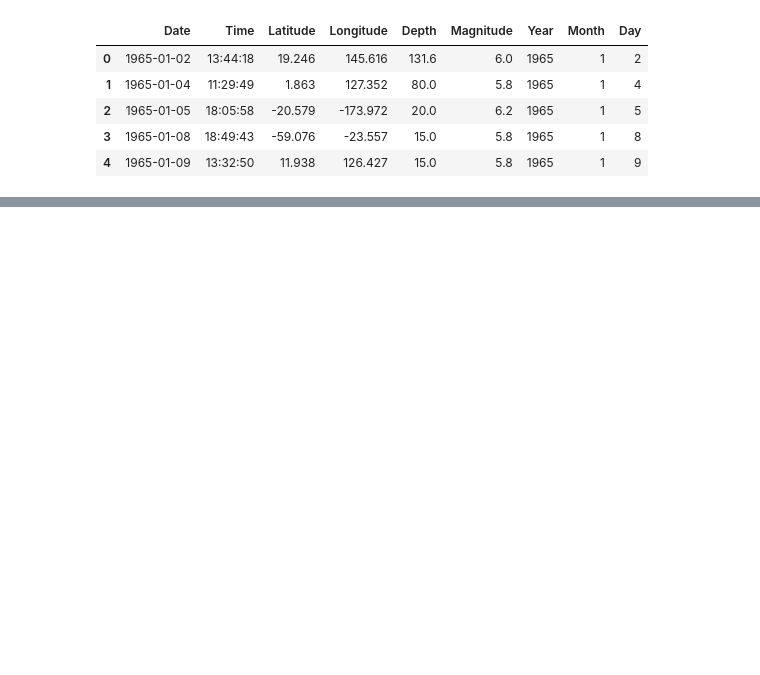
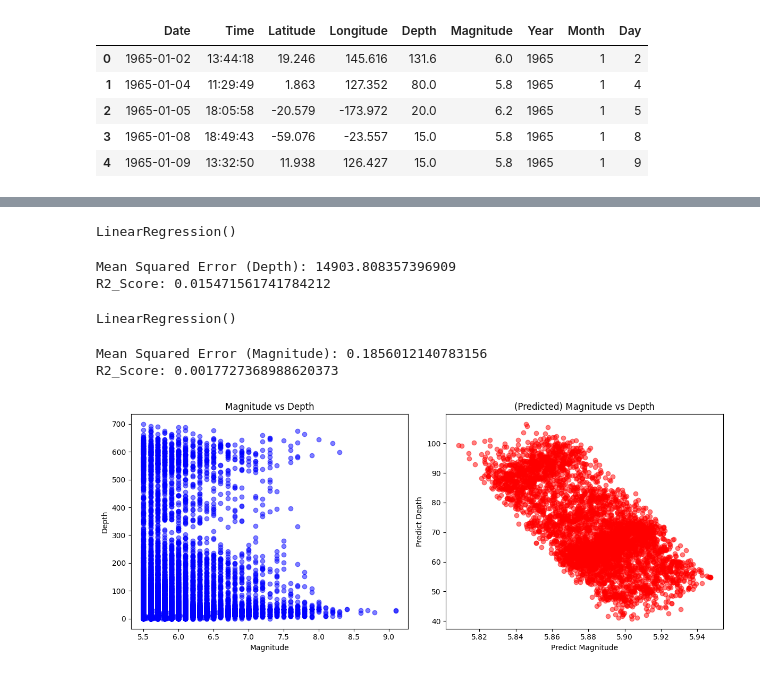
Before and after one commit to enriqueglezzep/EQ_Prediction, a Jupyter notebook: model.ipynb, the cells around one changed output, grey strips where cells are left out. Cells and saved outputs as stored; diff of their text form; code cells hidden in the pictures; blank space fills up the shorter version.

Commit message:
Multiple linear regression

```diff
--- a/model.ipynb
+++ b/model.ipynb
@@ -219,0 +219,51 @@ X_train, X_test, y_train_depth, y_test_depth, y_train_magnitude, y_test_magnitud
+# %%
+# Fitting the model for Depth
+model_depth = LinearRegression()
+model_depth.fit(X_train_depth, y_train_depth)
+# %% [output]
+LinearRegression()
+# %%
+predictions_depth = model_depth.predict(X_test_depth)
+# %%
+mse_depth = mean_squared_error(y_test_depth, predictions_depth)
+r2 = r2_score(y_test_depth, predictions_depth)
+print(f'Mean Squared Error (Depth): {mse_depth}')
+print(f'R2_Score: {r2}')
+# %% [output]
+Mean Squared Error (Depth): 14903.808357396909
+R2_Score: 0.015471561741784212
+# %%
+# Fitting the model for Magnitude
+model_magnitude = LinearRegression()
+model_magnitude.fit(X_train_magnitude, y_train_magnitude)
+# %% [output]
+LinearRegression()
+# %%
+predictions_magnitude = model_magnitude.predict(X_test_magnitude)
+# %%
+mse_magnitude = mean_squared_error(y_test_magnitude, predictions_magnitude)
+print(f'Mean Squared Error (Magnitude): {mse_magnitude}')
+r2 = r2_score(y_test_magnitude, predictions_magnitude)
+print(f'R2_Score: {r2}')
+# %% [output]
+Mean Squared Error (Magnitude): 0.1856012140783156
+R2_Score: 0.0017727368988620373
+# %%
+fig, (ax1, ax2) = plt.subplots(1, 2, figsize=(12, 5))
+
+# Graphing real values
+ax1.scatter(y_magnitude, y_depth, alpha=0.5, color='blue')
+ax1.set_xlabel('Magnitude')
+ax1.set_ylabel('Depth')
+ax1.set_title('Magnitude vs Depth')
+
+# Graphing predict values
+ax2.scatter(predictions_magnitude, predictions_depth, alpha=0.5, color='red')
+ax2.set_xlabel('Predict Magnitude')
+ax2.set_ylabel('Predict Depth')
+ax2.set_title('(Predicted) Magnitude vs Depth')
+
+plt.tight_layout()
+plt.show()
+# %% [output]
+[figure, added]
```
Also changed, not shown: parts of 11 cells of this notebook.
